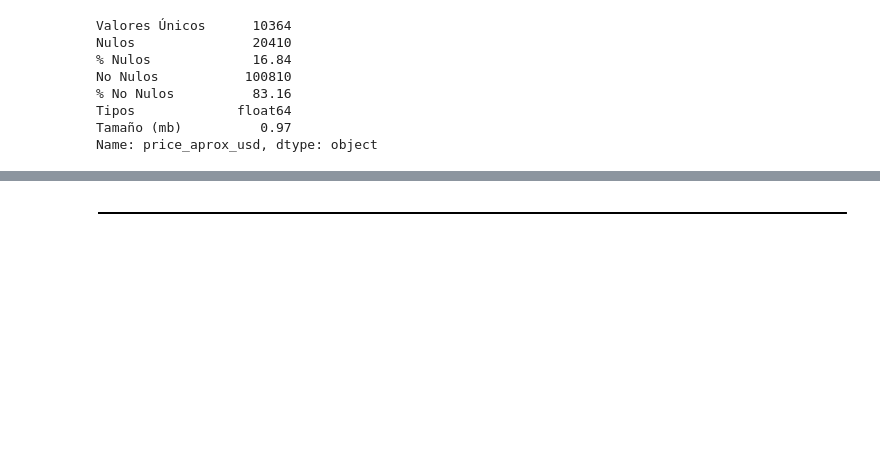
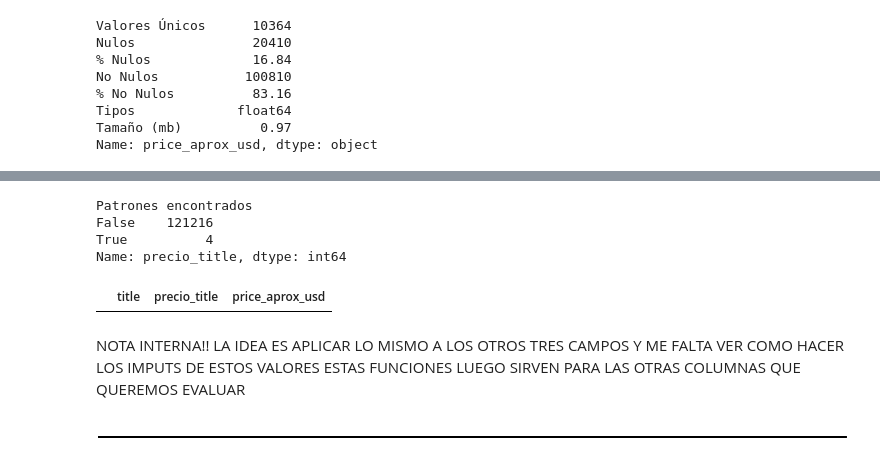
Before and after one commit to Sergio-Piazza/TP1_Grupo_7_Dhdsblend, a Jupyter notebook: Desafio_1_Grupo_7.ipynb, the cells around one changed output, grey strips where cells are left out. Cells and saved outputs as stored; diff of their text form; code cells hidden in the pictures; blank space fills up the shorter version.

```diff
--- a/Desafio_1_Grupo_7.ipynb
+++ b/Desafio_1_Grupo_7.ipynb
@@ -864,2 +958,18 @@ Name: price_aprox_usd, dtype: object
+# %%
+#llamo a la función que busca el patron regex que está en el bloque de definición de funciones globales
+df_resultado_titles_regex_4 = busca_patron_regex(pat_regex_4, 'precio', 'title', 'precio_', original_data)
+#llamo a la función pra obtener el dataframe con los valores a imputar luego de buscar el regex
+union_tablas_resultado_regex_con_original('title', 'precio_title', 'price_aprox_usd', \
+                                          original_data, df_resultado_titles_regex_4)
+# %% [output]
+Patrones encontrados
+False    121216
+True          4
+Name: precio_title, dtype: int64
+|  | title | precio_title | price_aprox_usd |
+# %% [markdown]
+NOTA INTERNA!!
+LA IDEA ES APLICAR LO MISMO A LOS OTROS TRES CAMPOS Y ME FALTA VER COMO HACER LOS IMPUTS DE ESTOS VALORES
+ESTAS FUNCIONES LUEGO SIRVEN PARA LAS OTRAS COLUMNAS QUE QUEREMOS EVALUAR
 # %% [markdown]
 ![Linea_divisoria.png](attachment:Linea_divisoria.png)
```
Also changed, not shown: parts of 7 cells of this notebook.
